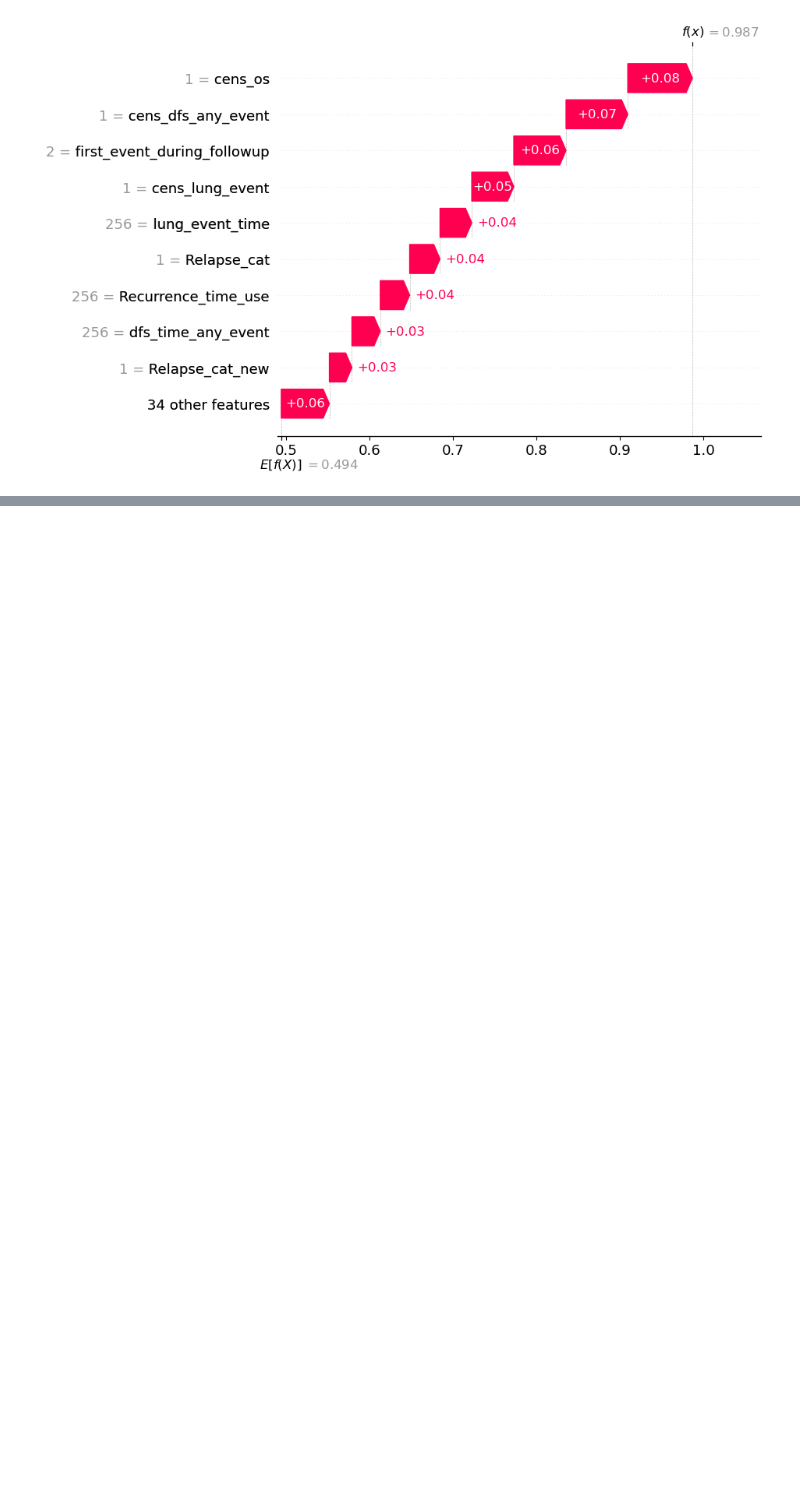
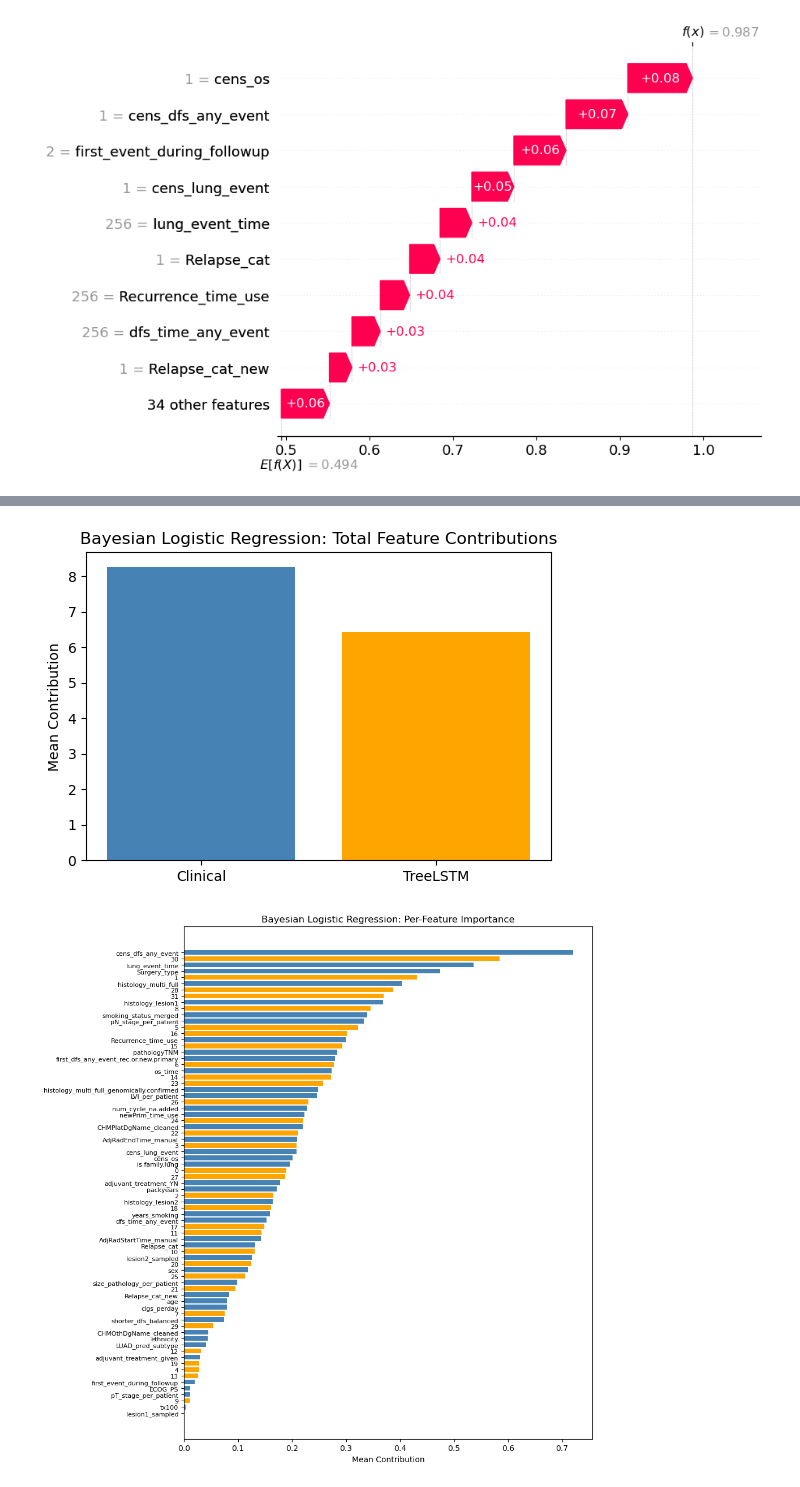
Before and after one commit to szinja/cell-translation, a Jupyter notebook: random_forest.ipynb, the cells around one changed output, grey strips where cells are left out. Saved outputs shown, nothing was run; the diff lists cells and outputs as text; code cells hidden in the pictures; blank space fills up the shorter version.

```diff
--- a/random_forest.ipynb
+++ b/random_forest.ipynb
@@ -370,0 +449,65 @@ Patient 2, true label = 1 (clinical features only)
+# %%
+import pandas as pd
+import matplotlib.pyplot as plt
+
+# Extract posterior means for coefficients
+beta_samples = trace.posterior['beta'].stack(draws=("chain","draw")).values  # shape: (n_features, n_samples)
+intercept_samples = trace.posterior['intercept'].stack(draws=("chain","draw")).values  # shape: (n_samples,)
+
+# Compute posterior mean coefficients
+beta_mean = beta_samples.mean(axis=1)
+intercept_mean = intercept_samples.mean()
+
+# Compute per-feature contribution for each sample
+# contribution = feature_value * posterior_mean_coefficient
+X_scaled_df = pd.DataFrame(X_scaled, columns=X.columns)
+feature_contrib = X_scaled_df * beta_mean  # shape: (n_samples, n_features)
+
+# Compute mean absolute contribution per feature
+mean_abs_contrib = feature_contrib.abs().mean(axis=0)
+
+importance_df = pd.DataFrame({
+    "feature": X_scaled_df.columns,
+    "importance": mean_abs_contrib
+})
+
+# Group by TreeLSTM vs Clinical
+importance_df["group"] = importance_df["feature"].apply(
+    lambda f: "TreeLSTM" if f in tree_cols else "Clinical"
+)
+
+# Plot group-level importance
+group_importance = importance_df.groupby("group")["importance"].sum().reset_index()
+
+plt.figure(figsize=(6,4))
+plt.bar(group_importance["group"], group_importance["importance"], color=["steelblue","orange"])
+plt.title("Bayesian Logistic Regression: Total Feature Contributions")
+plt.ylabel("Mean Contribution")
+plt.show()
+
+# Detailed per-feature importance
+importance_df_sorted = importance_df.sort_values("importance", ascending=False)
+plt.figure(figsize=(10,10))
+plt.barh(importance_df_sorted["feature"], importance_df_sorted["importance"], color="teal")
+plt.xlabel("Mean Contribution")
+plt.title("Bayesian Logistic Regression: Per-Feature Importance")
+colors = ["steelblue" if g=="Clinical" else "orange" for g in importance_df_sorted["group"]]
+plt.barh(importance_df_sorted["feature"], importance_df_sorted["importance"], color=colors)
+plt.gca().invert_yaxis()
+plt.yticks(fontsize=8)
+plt.tight_layout()
+plt.show()
+
+
+# Detailed per-feature importance (top 10 only)
+importance_df_sorted = importance_df.sort_values("importance", ascending=False).head(10)
+
+plt.figure(figsize=(8,6))
+plt.barh(importance_df_sorted["feature"], importance_df_sorted["importance"], color="teal")
+plt.xlabel("Mean Contribution")
+plt.title("Bayesian Logistic Regression: Top 10 Features")
+plt.gca().invert_yaxis()
+plt.show()
+# %% [output]
+[figure, added]
+[figure, added]
```
Also changed, not shown: parts of 9 cells of this notebook.
